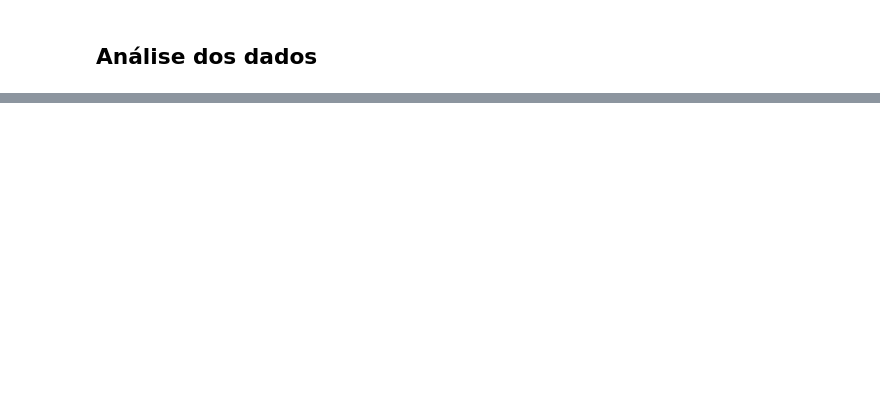
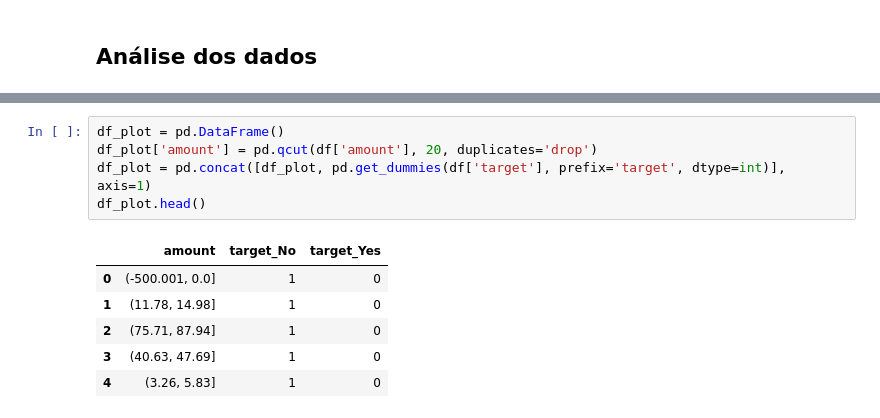
Before and after one commit to Angelicogfa/tcc_mba_datascience_analytics_usp_esalq, a Jupyter notebook: 02-analise_exploratoria.ipynb, the cells around one changed output, grey strips where cells are left out. Saved outputs shown, nothing was run; the diff lists cells and outputs as text; blank space fills up the shorter version.

```diff
--- a/02-analise_exploratoria.ipynb
+++ b/02-analise_exploratoria.ipynb
@@ -130,0 +181,12 @@ plt.show()
+# %%
+df_plot = pd.DataFrame()
+df_plot['amount'] = pd.qcut(df['amount'], 20, duplicates='drop')
+df_plot = pd.concat([df_plot, pd.get_dummies(df['target'], prefix='target', dtype=int)], axis=1)
+df_plot.head()
+# %% [output]
+|  | amount | target_No | target_Yes |
+| 0 | (-500.001, 0.0] | 1 | 0 |
+| 1 | (11.78, 14.98] | 1 | 0 |
+| 2 | (75.71, 87.94] | 1 | 0 |
+| 3 | (40.63, 47.69] | 1 | 0 |
+| 4 | (3.26, 5.83] | 1 | 0 |
```
Also changed, not shown: parts of 11 cells of this notebook.
